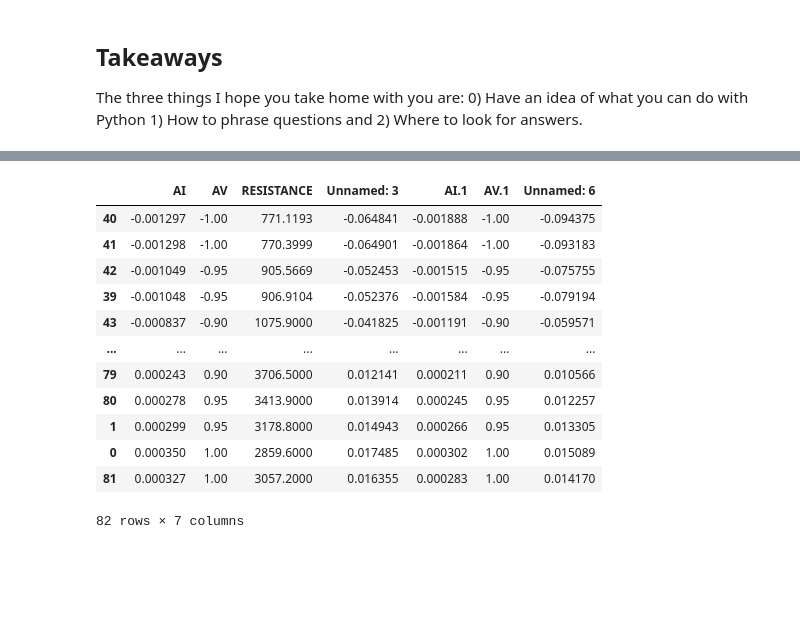
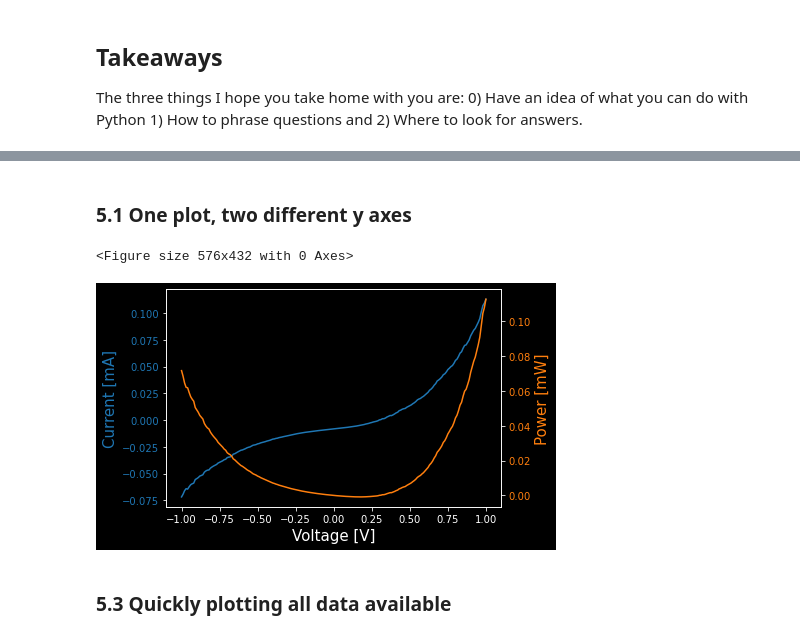
Before and after one commit to brawantonio/python_workshop_july2023, a Jupyter notebook: Python Workshop.ipynb, the cells around one changed output, grey strips where cells are left out. Cells and saved outputs as stored; diff of their text form; code cells hidden in the pictures; blank space fills up the shorter version.

```diff
--- a/Python Workshop.ipynb
+++ b/Python Workshop.ipynb
@@ -158,16 +203,29 @@ plt.show()
+# %% [markdown]
+### 5.1 One plot, two different y axes
+# %%
+plt.figure(figsize=(8,6)) #figure size
+
+
+fig,ax1 = plt.subplots()
+ax1.plot(voltage_light, 1e3*current_light, color = '#1f77b4')
+ax1.set_xlabel('Voltage [V]', fontsize = 15)
+ax1.set_ylabel('Current [mA]', fontsize = 15, color = '#1f77b4')
+ax1.tick_params(axis = 'y', labelcolor='#1f77b4')
+
+
+ax2 = ax1.twinx()
+ax2.plot(voltage_light, 1e3*power_light, color = '#ff7f0e')
+ax2.set_ylabel('Power [mW]', fontsize = 15, color='#ff7f0e')
+ax2.tick_params(axis = 'y', labelcolor='#ff7f0e')
+
+
+
+plt.show()
+# %% [output]
+<Figure size 576x432 with 0 Axes>
+[figure, added]
+# %% [markdown]
+### 5.3 Quickly plotting all data available
 # %%
-df.sort_values(by = ['AV'], axis = 0)
+#df.sort_values(by = ['AV'], axis = 0)
+#df.groupby(['AV']).mean()
-# %% [output]
-|  | AI | AV | RESISTANCE | Unnamed: 3 | AI.1 | AV.1 | Unnamed: 6 |
-| 40 | -0.001297 | -1.00 | 771.1193 | -0.064841 | -0.001888 | -1.00 | -0.094375 |
-| 41 | -0.001298 | -1.00 | 770.3999 | -0.064901 | -0.001864 | -1.00 | -0.093183 |
-| 42 | -0.001049 | -0.95 | 905.5669 | -0.052453 | -0.001515 | -0.95 | -0.075755 |
-| 39 | -0.001048 | -0.95 | 906.9104 | -0.052376 | -0.001584 | -0.95 | -0.079194 |
-| 43 | -0.000837 | -0.90 | 1075.9000 | -0.041825 | -0.001191 | -0.90 | -0.059571 |
-| ... | ... | ... | ... | ... | ... | ... | ... |
-| 79 | 0.000243 | 0.90 | 3706.5000 | 0.012141 | 0.000211 | 0.90 | 0.010566 |
-| 80 | 0.000278 | 0.95 | 3413.9000 | 0.013914 | 0.000245 | 0.95 | 0.012257 |
-| 1 | 0.000299 | 0.95 | 3178.8000 | 0.014943 | 0.000266 | 0.95 | 0.013305 |
-| 0 | 0.000350 | 1.00 | 2859.6000 | 0.017485 | 0.000302 | 1.00 | 0.015089 |
-| 81 | 0.000327 | 1.00 | 3057.2000 | 0.016355 | 0.000283 | 1.00 | 0.014170 |
-82 rows × 7 columns
```
Also changed, not shown: parts of 15 cells of this notebook.
